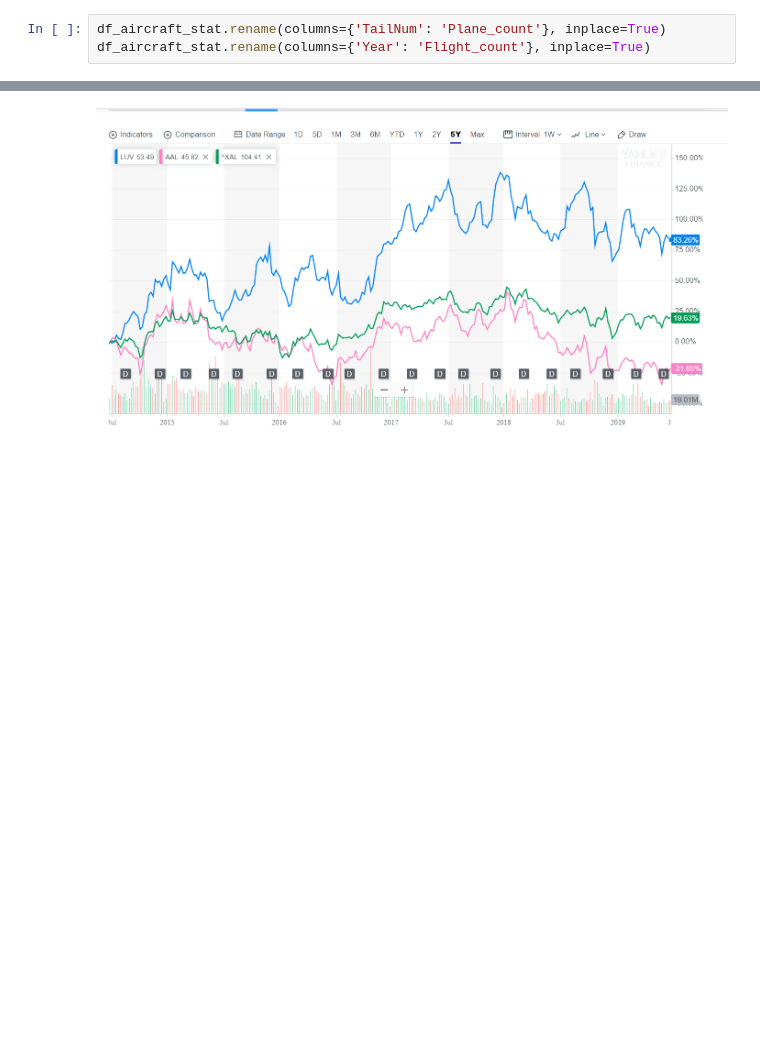
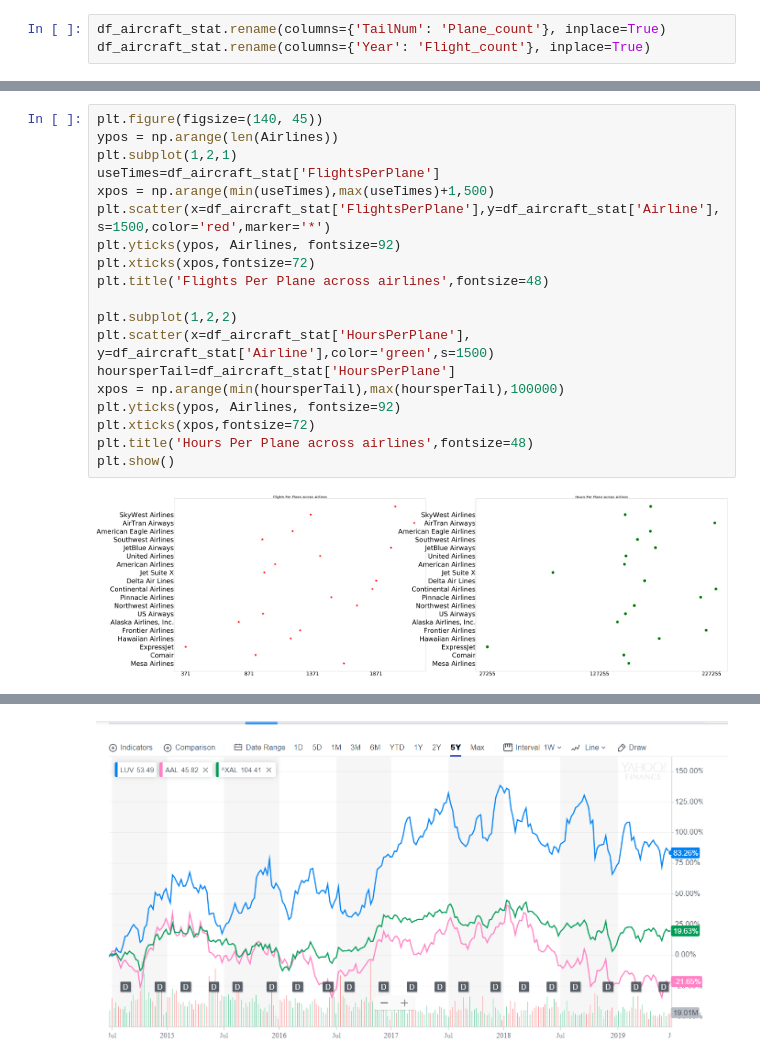
Before and after one commit to alphanp/NP_repository, a Jupyter notebook: cap1_final4.ipynb, the cells around one changed output, grey strips where cells are left out. Cells and saved outputs as stored; diff of their text form; blank space fills up the shorter version.

```diff
--- a/cap1_final4.ipynb
+++ b/cap1_final4.ipynb
@@ -427,2 +476,23 @@ df_aircraft_stat
+# %%
+plt.figure(figsize=(140, 45))
+ypos = np.arange(len(Airlines))
+plt.subplot(1,2,1)
+useTimes=df_aircraft_stat['FlightsPerPlane']
+xpos = np.arange(min(useTimes),max(useTimes)+1,500)
+plt.scatter(x=df_aircraft_stat['FlightsPerPlane'],y=df_aircraft_stat['Airline'],s=1500,color='red',marker='*')
+plt.yticks(ypos, Airlines, fontsize=92)
+plt.xticks(xpos,fontsize=72)
+plt.title('Flights Per Plane across airlines',fontsize=48)
+
+plt.subplot(1,2,2)
+plt.scatter(x=df_aircraft_stat['HoursPerPlane'], y=df_aircraft_stat['Airline'],color='green',s=1500)
+hoursperTail=df_aircraft_stat['HoursPerPlane']
+xpos = np.arange(min(hoursperTail),max(hoursperTail),100000)
+plt.yticks(ypos, Airlines, fontsize=92)
+plt.xticks(xpos,fontsize=72)
+plt.title('Hours Per Plane across airlines',fontsize=48)
+plt.show()
+# %% [output]
+[figure, added]
 # %%
 plt.figure(figsize=(100, 25))
```
Also changed, not shown: parts of 50 cells of this notebook.
